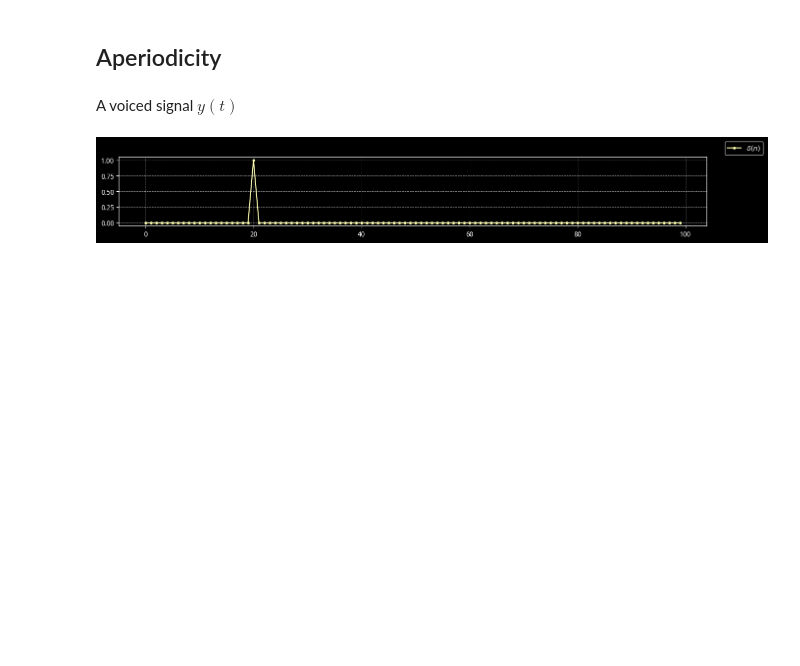
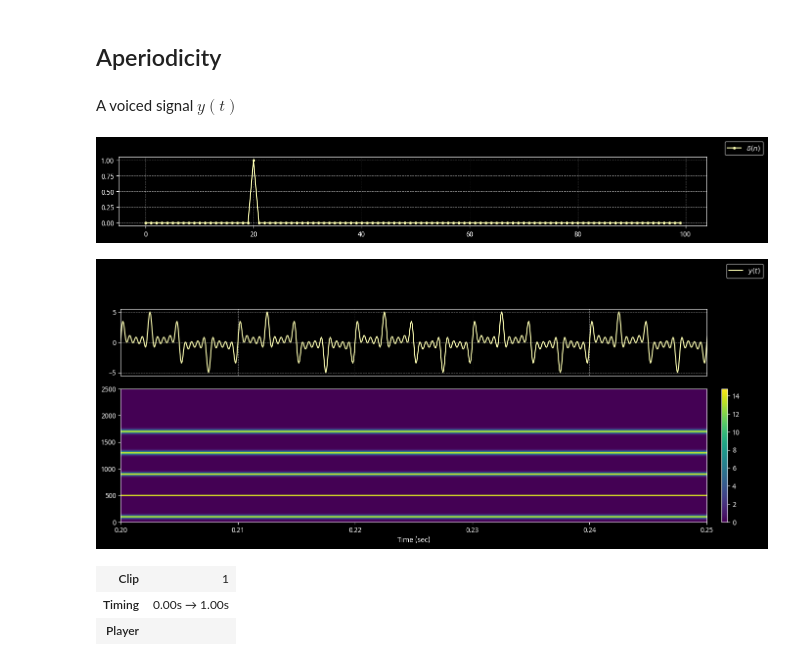
Before and after one commit to meluron-codecafe/devquest, a Jupyter notebook: notebooks/P2C-D4C_-_a_band-aperiodicity_estimator_for_high-quality_speech_synthesis.ipynb, the cells around one changed output. Drawn from its saved outputs; the diff is of its cells as text; code cells hidden in the pictures; blank space fills up the shorter version.

```diff
--- a/notebooks/P2C-D4C_-_a_band-aperiodicity_estimator_for_high-quality_speech_synthesis.ipynb
+++ b/notebooks/P2C-D4C_-_a_band-aperiodicity_estimator_for_high-quality_speech_synthesis.ipynb
@@ -56,0 +80,50 @@ fig.add_legend()
+# %%
+def generate_signal_with_harmonics(dur=1, sr=16000, f0=100, n_harmonics=10, skip_harmonics=0):
+    """
+    Generate a periodic signal at
+    f0 along with its harmonics.
+
+    Parameters
+    ----------
+    dur: Number (> 0)
+        - Duration of the signal in sec.
+        - Default: 1 sec
+    sr: Number (> 0)
+        - Sampling rate of the signal
+        - Default: 16000 Hz
+    f0: Number (> 0)
+        - Fundamental frequency in Hz.
+        - Default: 100 Hz
+    n_harmonics: int (> 0)
+        - Number of harmonics of the f0.
+        - Default: 10 => 1f0, 2f0, ..., 10f0
+    skip_harmonics: int (> 0)
+        - If harmonics are to be skipped.
+        - For ex. 1 means 1f0, 3f0, ...
+        - Default: 0
+    """
+    N = dur * sr # Number of samples
+
+    t = np.arange(N) / sr
+    y = np.zeros_like(t)
+    for n in range(1, n_harmonics+1, skip_harmonics+1):
+        f = n * f0
+        y += np.sin(2 * np.pi * f * t)
+
+    return y, t
+# %%
+y, t = generate_signal_with_harmonics(f0=100, n_harmonics=20, skip_harmonics=3)
+# %%
+fig = ms.fig("sm", xlim=(0.2, 0.25))
+fig.add_signal(y, t, label="$y(t)$")
+fig.add_matrix(*compute_spec(y, sr, N=2048), o="lower", ylim=(0, 2500), grid=False)
+fig.add_xlabel("Time (sec)")
+fig.add_legend()
+# %% [output]
+[figure, added]
+# %%
+ms.play(y, sr)
+# %% [output]
+| Clip | 1 |
+| Timing | 0.00s → 1.00s |
+| Player |  |
```
Also changed, not shown: parts of 1 cell of this notebook, 4 other files.
